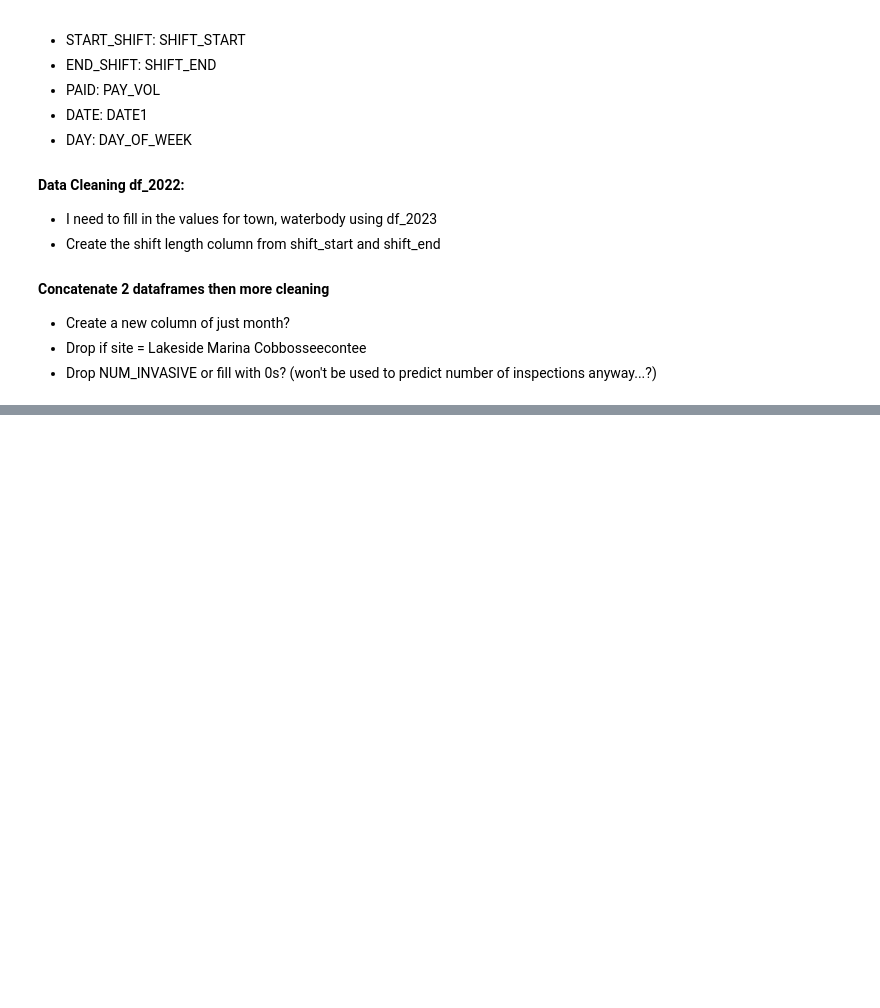
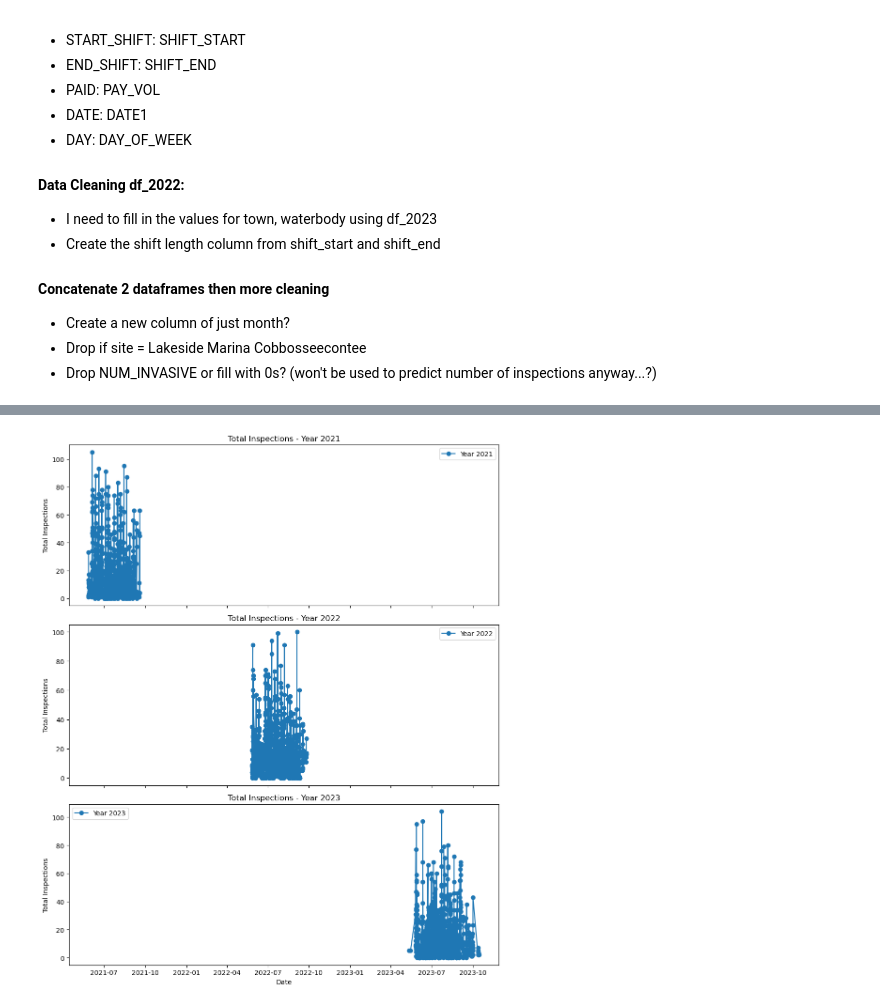
Before and after one commit to kellsweig/FOCW-Project, a Jupyter notebook: Data Cleaning & EDA.ipynb, the cells around one changed output, grey strips where cells are left out. Saved outputs shown, nothing was run; the diff lists cells and outputs as text; code cells hidden in the pictures; blank space fills up the shorter version.

```diff
--- a/Data Cleaning & EDA.ipynb
+++ b/Data Cleaning & EDA.ipynb
@@ -103,0 +442,18 @@ dtype: int64
+# %%
+# Create separate subplots for each year
+fig, axes = plt.subplots(nrows=3, ncols=1, figsize=(10, 12), sharex=True)
+
+years = shift_df['DATE'].dt.year.unique()
+
+for i, year in enumerate(years):
+    subset_df = shift_df[shift_df['DATE'].dt.year == year]
+    axes[i].plot(subset_df['DATE'], subset_df['TOTALINSP'], marker='o', linestyle='-', label=f'Year {year}')
+    axes[i].set_title(f'Total Inspections - Year {year}')
+    axes[i].set_ylabel('Total Inspections')
+    axes[i].legend()
+
+plt.xlabel('Date')
+plt.tight_layout()
+plt.show()
+# %% [output]
+[figure, added]
```
Also changed, not shown: parts of 51 cells of this notebook, 6 other files.
